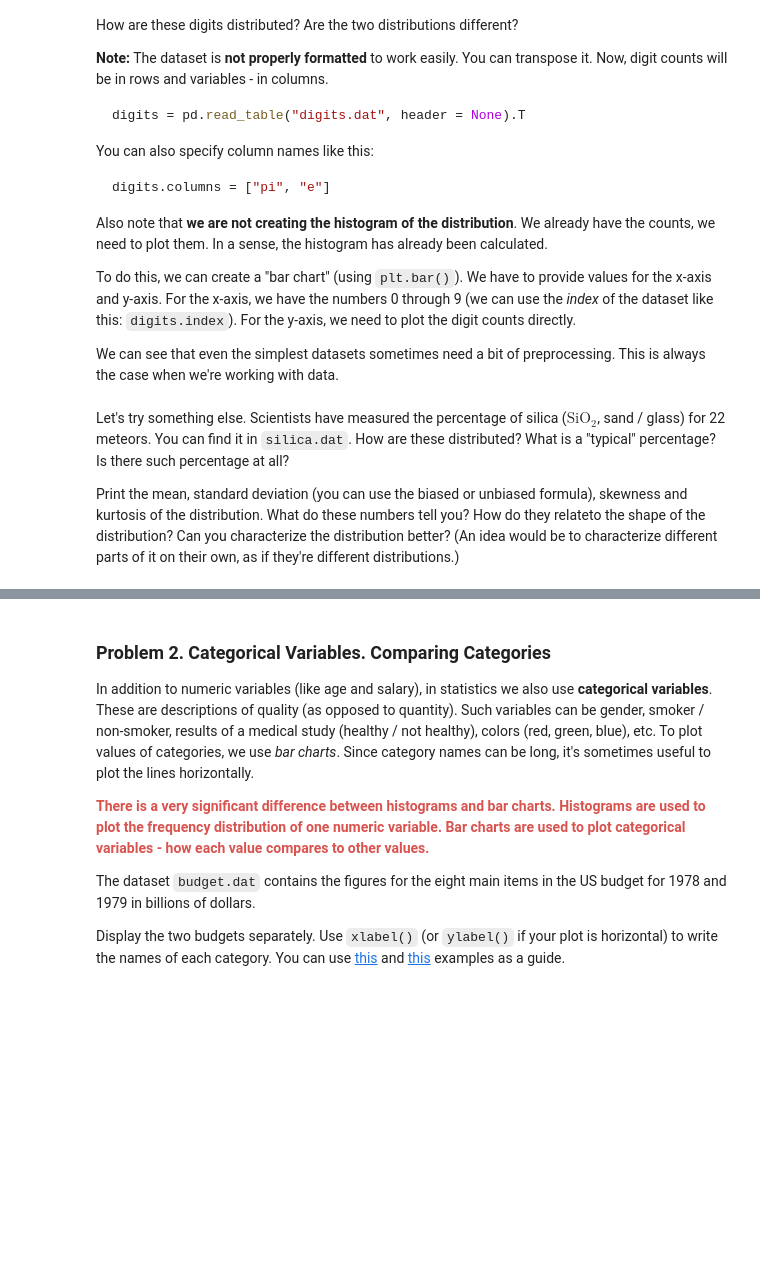
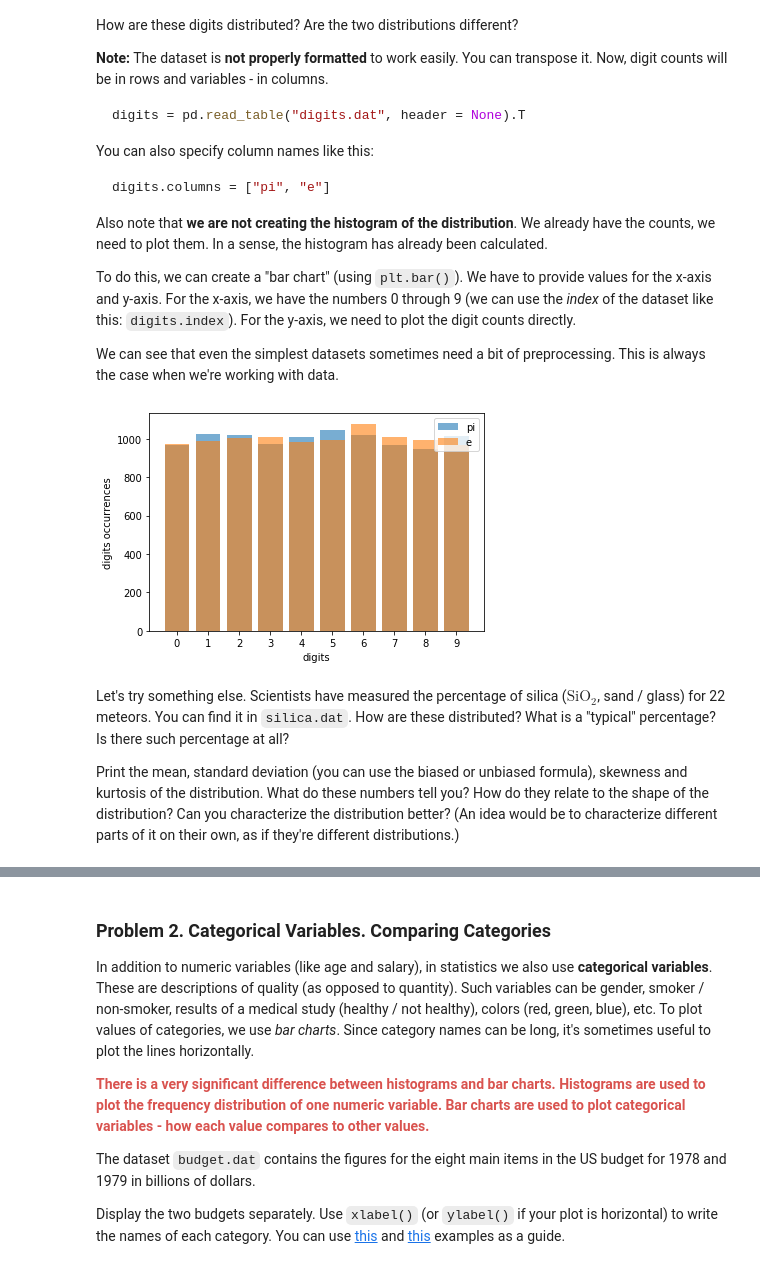
Before and after one commit to teodora-petkova/artificial-intelligence-course, a Jupyter notebook: Exercises/05. Statistics/Statistics Exercise.ipynb, the cells around one changed output, grey strips where cells are left out. Cells and saved outputs as stored; diff of their text form; code cells hidden in the pictures; blank space fills up the shorter version.

```diff
--- a/Exercises/05. Statistics/Statistics Exercise.ipynb
+++ b/Exercises/05. Statistics/Statistics Exercise.ipynb
@@ -46,4 +41,17 @@ We can see that even the simplest datasets sometimes need a bit of preprocessing
+# %%
+digits = pd.read_table("digits.dat", header = None).T
+digits.columns = ["pi", "e"]
+
+plt.bar(digits.index, digits["pi"], alpha = 0.6, label = "pi")
+plt.bar(digits.index, digits["e"], alpha = 0.6, label = "e")
+plt.xticks(range(0, 10), range(0, 10))
+plt.xlabel("digits")
+plt.ylabel("digits occurrences")
+plt.legend()
+plt.show()
+# %% [output]
+[figure, added]
 # %% [markdown]
 Let's try something else. Scientists have measured the percentage of silica ($\text{SiO}_2$, sand / glass) for 22 meteors. You can find it in `silica.dat`. How are these distributed? What is a "typical" percentage? Is there such percentage at all?
 
-Print the mean, standard deviation (you can use the biased or unbiased formula), skewness and kurtosis of the distribution. What do these numbers tell you? How do they relateto the shape of the distribution? Can you characterize the distribution better? (An idea would be to characterize different parts of it on their own, as if they're different distributions.)
+Print the mean, standard deviation (you can use the biased or unbiased formula), skewness and kurtosis of the distribution. What do these numbers tell you? How do they relate to the shape of the distribution? Can you characterize the distribution better? (An idea would be to characterize different parts of it on their own, as if they're different distributions.)
```
Also changed, not shown: parts of 16 cells of this notebook.
